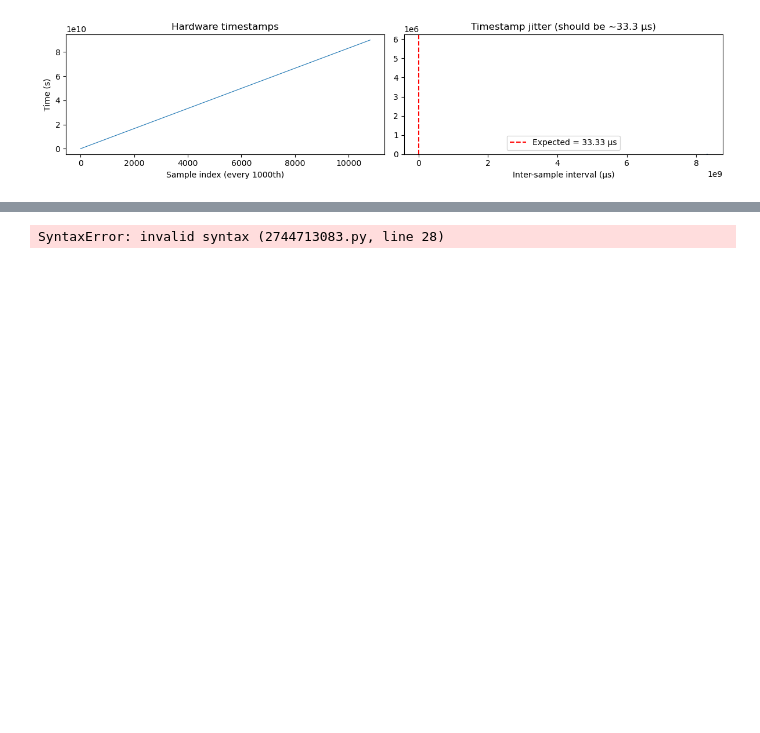
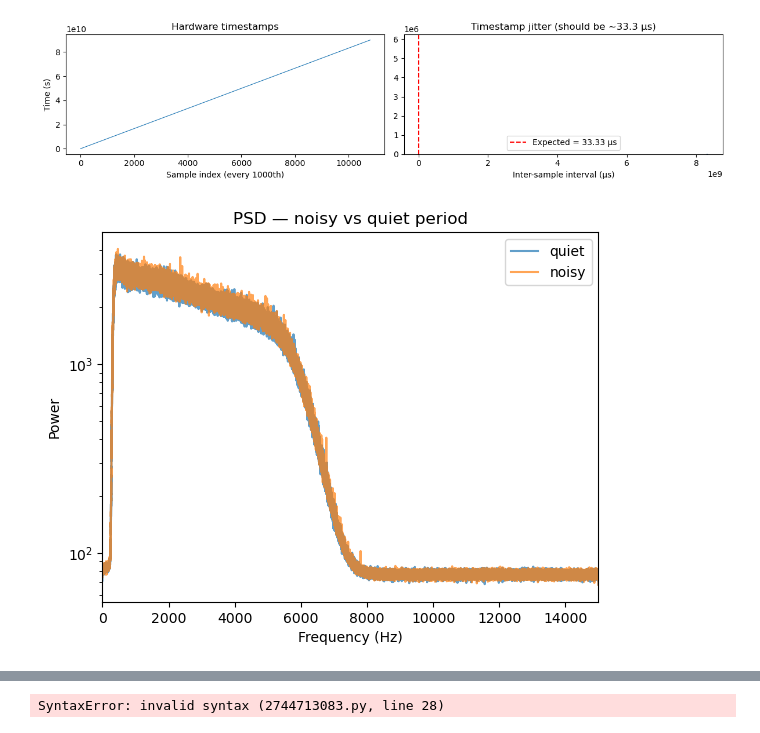
Before and after one commit to rokasstonis/AEON_OVC, a Jupyter notebook: notebooks/explore_raw_ephys.ipynb, the cells around one changed output, grey strips where cells are left out. Saved outputs shown, nothing was run; the diff lists cells and outputs as text; code cells hidden in the pictures; blank space fills up the shorter version.

Commit message:
before DataJoint merging

```diff
--- a/notebooks/explore_raw_ephys.ipynb
+++ b/notebooks/explore_raw_ephys.ipynb
@@ -248,3 +248,36 @@ Clock file loaded: 10,800,000 samples total
   Implied clock rate : 249,423,948 Hz  (expected ~249,423,527 Hz)
   Sample-0 HubClock  : 49,244,588  <- use as ap_sample0_hub_clock
 [figure]
+# %%
+import numpy as np
+import matplotlib.pyplot as plt
+import spikeinterface.full as si
+# import spikeinterface.toolkit as st
+
+rec = si.load('/media/rokas/Data/Temp/Ephys/Results/np2_scratch/2025-03-26_001/processed/preprocessed_binary')
+
+rec_clean = si.notch_filter(rec, freq=13700, q=10)
+rec_filtered = si.bandpass_filter(rec, freq_min=300, freq_max=6000)
+# %%
+# Look at the power spectrum of a noisy vs quiet period
+# First find a noisy timepoint by eye in the exploration notebook
+t_noisy = 53879.0   # seconds — replace with your noisy timepoint
+t_quiet = 53882.5
+
+for label, t in [("quiet", t_quiet), ("noisy", t_noisy)]:
+    traces = rec_filtered.get_traces(
+        start_frame=int(t * 30000),
+        end_frame=int((t + 3) * 30000)
+    )
+    freqs = np.fft.rfftfreq(traces.shape[0], d=1/30000)
+    psd = np.abs(np.fft.rfft(traces, axis=0)).mean(axis=1)
+    plt.semilogy(freqs, psd, label=label, alpha=0.7)
+
+plt.xlabel("Frequency (Hz)")
+plt.ylabel("Power")
+plt.legend()
+plt.xlim(0, 15000)
+plt.title("PSD — noisy vs quiet period")
+plt.savefig("noise_psd.png", dpi=150)
+# %% [output]
+[figure, added]
```
Also changed, not shown: parts of 3 cells of this notebook, 7 other files.
